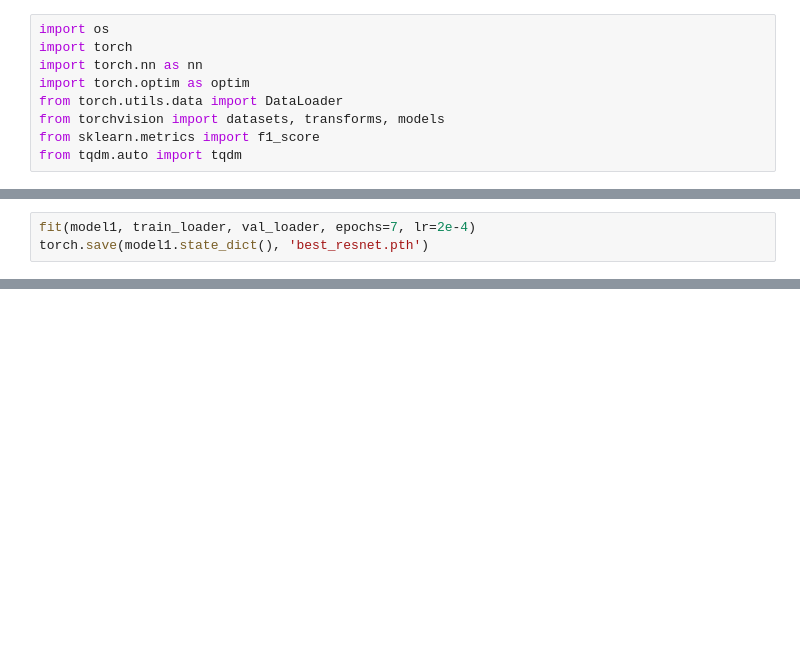
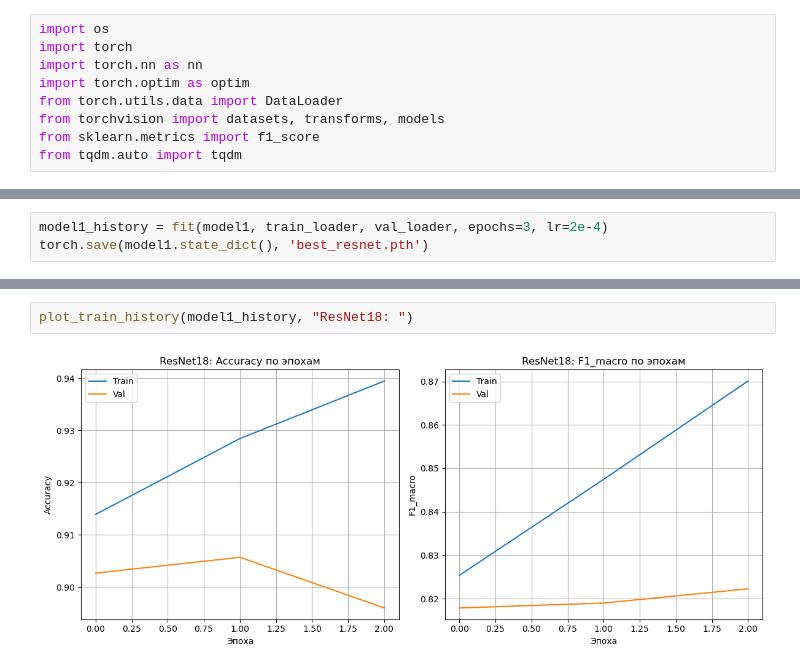
Before and after one commit to imperator30000/cv-ml-lab-1, a Jupyter notebook: Untitled.ipynb, the cells around one changed output, grey strips where cells are left out. Drawn from its saved outputs; the diff is of its cells as text; blank space fills up the shorter version.

```diff
--- a/Untitled.ipynb
+++ b/Untitled.ipynb
@@ -230,4 +241,4 @@ Downloading: "https://download.pytorch.org/models/mobilenet_v2-b0353104.pth" to
 # %%
-fit(model1, train_loader, val_loader, epochs=7, lr=2e-4)
+model1_history = fit(model1, train_loader, val_loader, epochs=3, lr=2e-4)
 torch.save(model1.state_dict(), 'best_resnet.pth')
 # %% [output]
@@ -314,0 +326,4 @@ MobileNetV2 получилась хуже чем ResNet18, тк не вышло
+# %%
+plot_train_history(model1_history, "ResNet18: ")
+# %% [output]
+[figure, added]
```
Also changed, not shown: parts of 29 cells of this notebook, 3 other files.
